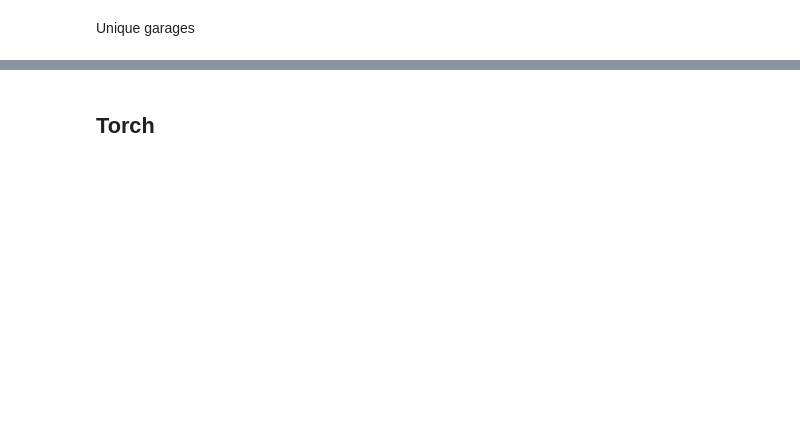
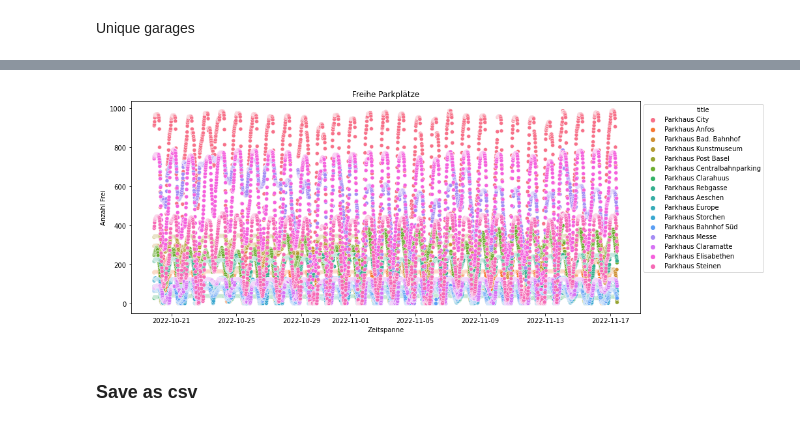
Before and after one commit to SimonLuder/FHNW_CHX_HS22, a Jupyter notebook: notebooks/prep_live_data.ipynb, the cells around one changed output, grey strips where cells are left out. Cells and saved outputs as stored; diff of their text form; code cells hidden in the pictures; blank space fills up the shorter version.

```diff
--- a/notebooks/prep_live_data.ipynb
+++ b/notebooks/prep_live_data.ipynb
@@ -142 +270,13 @@ plt.show()
+# %%
+plt.figure(figsize=(14,6))
+ax = sns.scatterplot(data = df, x="published", y="free", hue="title")
+sns.move_legend(ax, "upper left", bbox_to_anchor=(1, 1))
+plt.title("Freihe Parkplätze")
+plt.ylabel("Anzahl Frei")
+plt.xlabel("Zeitspanne")
+plt.show()
+# %% [output]
+[figure, added]
+# %% [markdown]
+### Save as csv
 # %%
@@ -144,2 +283,0 @@ plt.show()
-# %% [markdown]
-## Torch
```
Also changed, not shown: parts of 48 cells of this notebook, 3 other files.
